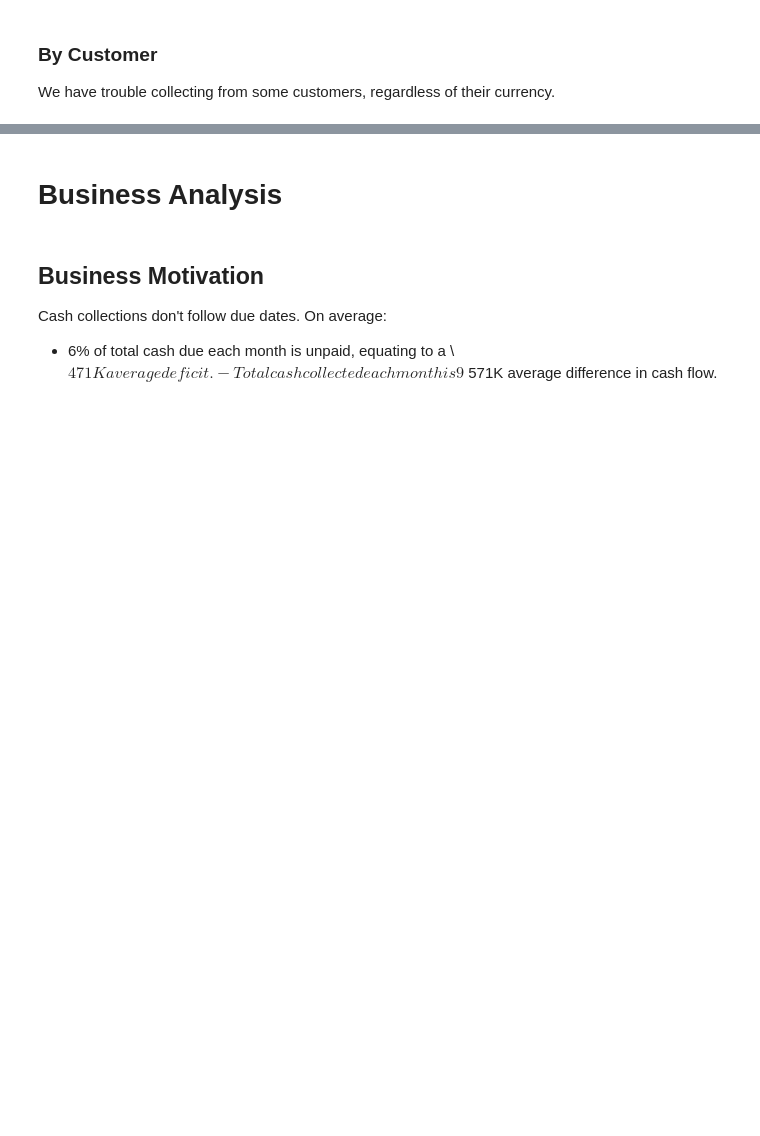
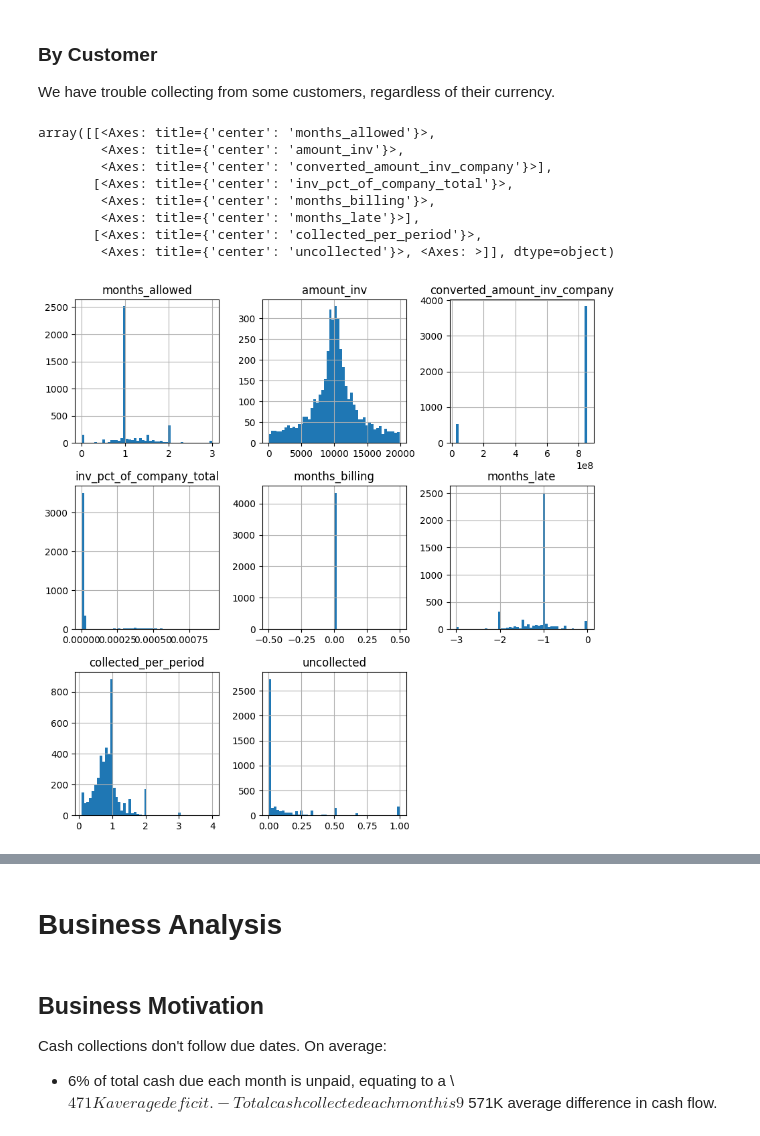
Before and after one commit to lauren7249/Data-Science-Take-Home-Project, a Jupyter notebook: data_analysis/files/exploratory.ipynb, the cells around one changed output, grey strips where cells are left out. Drawn from its saved outputs; the diff is of its cells as text; code cells hidden in the pictures; blank space fills up the shorter version.

```diff
--- a/data_analysis/files/exploratory.ipynb
+++ b/data_analysis/files/exploratory.ipynb
@@ -756,7 +835,17 @@ We have trouble collecting from some customers, regardless of their currency.
 # %%
 customer_averages = invoices_to_model.set_index("customer_id").select_dtypes(include=['float','int','boolean'])\
 .reset_index().groupby("customer_id").mean()
-customer_averages.hist(bins=50, figsize=(10,5), layout=(2,4))
+customer_averages.hist(bins=50, figsize=(10,10), layout=(3,3))
+# %% [output]
+array([[<Axes: title={'center': 'months_allowed'}>,
+        <Axes: title={'center': 'amount_inv'}>,
+        <Axes: title={'center': 'converted_amount_inv_company'}>],
+       [<Axes: title={'center': 'inv_pct_of_company_total'}>,
+        <Axes: title={'center': 'months_billing'}>,
+        <Axes: title={'center': 'months_late'}>],
+       [<Axes: title={'center': 'collected_per_period'}>,
+        <Axes: title={'center': 'uncollected'}>, <Axes: >]], dtype=object)
+[figure, added]
 # %%
 customer_stats = invoices_to_model.groupby("customer_id").uncollected.agg(['count','mean'])\
 .add_prefix('uncollected_').sort_values(by="uncollected_mean", ascending=False)
```
Also changed, not shown: parts of 31 cells of this notebook.
